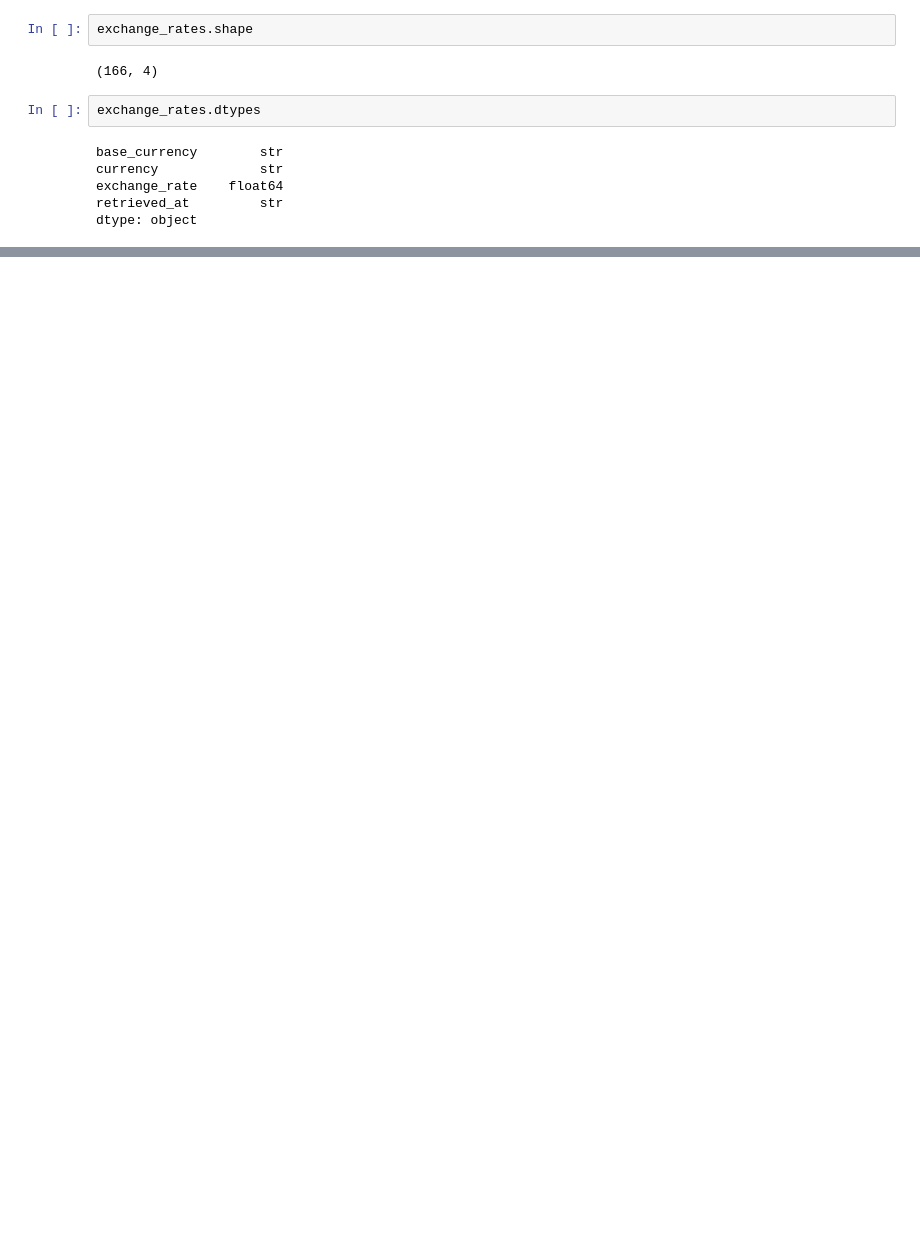
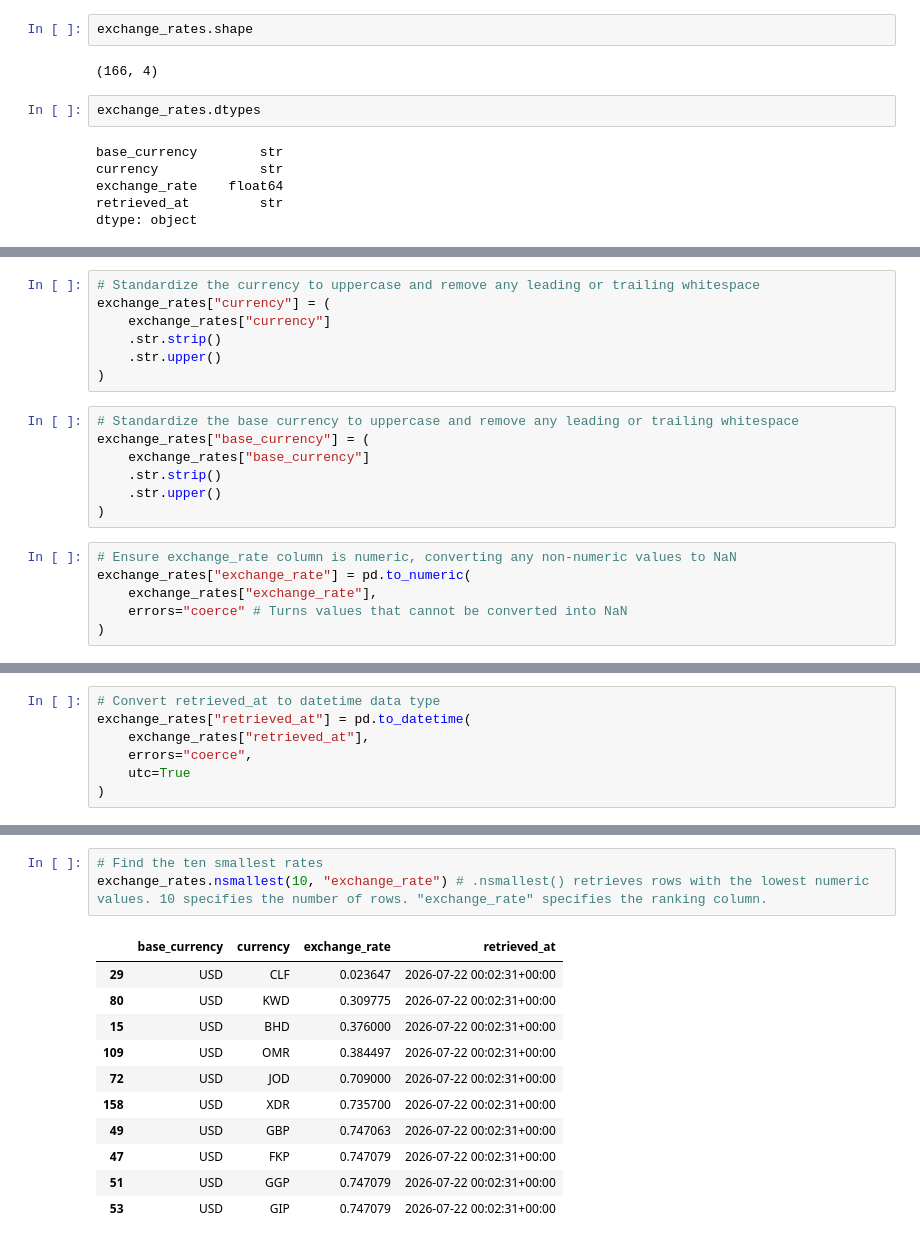
Before and after one commit to chinweubaudeh/Fintech_Api-Pipeline, a Jupyter notebook: notebooks/fintech_api_pipeline_project.ipynb, the cells around one changed output, grey strips where cells are left out. Saved outputs shown, nothing was run; the diff lists cells and outputs as text; blank space fills up the shorter version.

```diff
--- a/notebooks/fintech_api_pipeline_project.ipynb
+++ b/notebooks/fintech_api_pipeline_project.ipynb
@@ -242,0 +320,20 @@ dtype: object
+# %%
+# Standardize the currency to uppercase and remove any leading or trailing whitespace
+exchange_rates["currency"] = (
+    exchange_rates["currency"]
+    .str.strip()
+    .str.upper()
+)
+# %%
+# Standardize the base currency to uppercase and remove any leading or trailing whitespace
+exchange_rates["base_currency"] = (
+    exchange_rates["base_currency"]
+    .str.strip()
+    .str.upper()
+)
+# %%
+# Ensure exchange_rate column is numeric, converting any non-numeric values to NaN
+exchange_rates["exchange_rate"] = pd.to_numeric(
+    exchange_rates["exchange_rate"],
+    errors="coerce" # Turns values that cannot be converted into NaN
+)
@@ -242,0 +354,7 @@ dtype: object
+# %%
+# Convert retrieved_at to datetime data type
+exchange_rates["retrieved_at"] = pd.to_datetime(
+    exchange_rates["retrieved_at"],
+    errors="coerce",
+    utc=True
+)
@@ -242,0 +386,15 @@ dtype: object
+# %%
+# Find the ten smallest rates
+exchange_rates.nsmallest(10, "exchange_rate") # .nsmallest() retrieves rows with the lowest numeric values. 10 specifies the number of rows. "exchange_rate" specifies the ranking column.
+# %% [output]
+|  | base_currency | currency | exchange_rate | retrieved_at |
+| 29 | USD | CLF | 0.023647 | 2026-07-22 00:02:31+00:00 |
+| 80 | USD | KWD | 0.309775 | 2026-07-22 00:02:31+00:00 |
+| 15 | USD | BHD | 0.376000 | 2026-07-22 00:02:31+00:00 |
+| 109 | USD | OMR | 0.384497 | 2026-07-22 00:02:31+00:00 |
+| 72 | USD | JOD | 0.709000 | 2026-07-22 00:02:31+00:00 |
+| 158 | USD | XDR | 0.735700 | 2026-07-22 00:02:31+00:00 |
+| 49 | USD | GBP | 0.747063 | 2026-07-22 00:02:31+00:00 |
+| 47 | USD | FKP | 0.747079 | 2026-07-22 00:02:31+00:00 |
+| 51 | USD | GGP | 0.747079 | 2026-07-22 00:02:31+00:00 |
+| 53 | USD | GIP | 0.747079 | 2026-07-22 00:02:31+00:00 |
```
Also changed, not shown: parts of 39 cells of this notebook, 3 other files.
